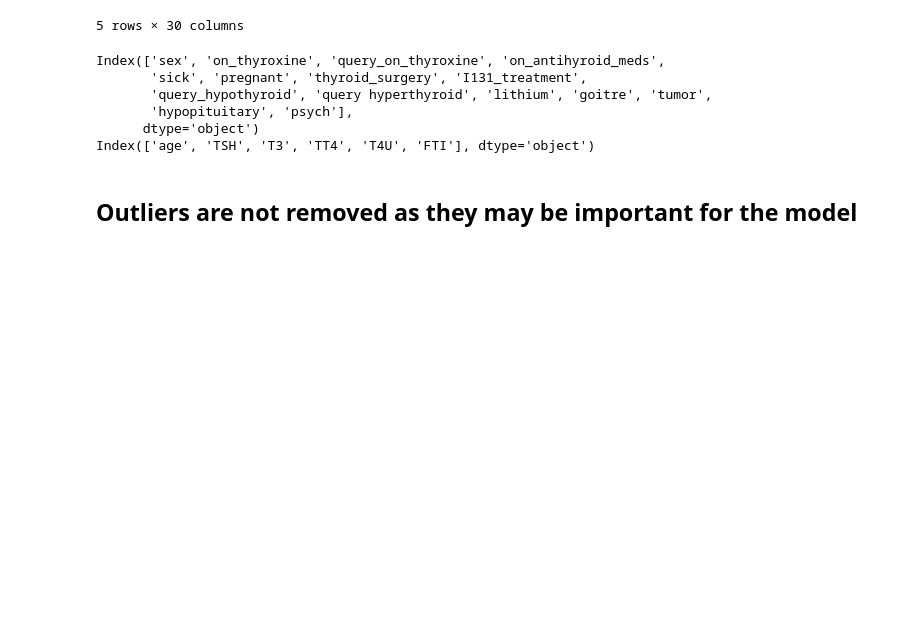
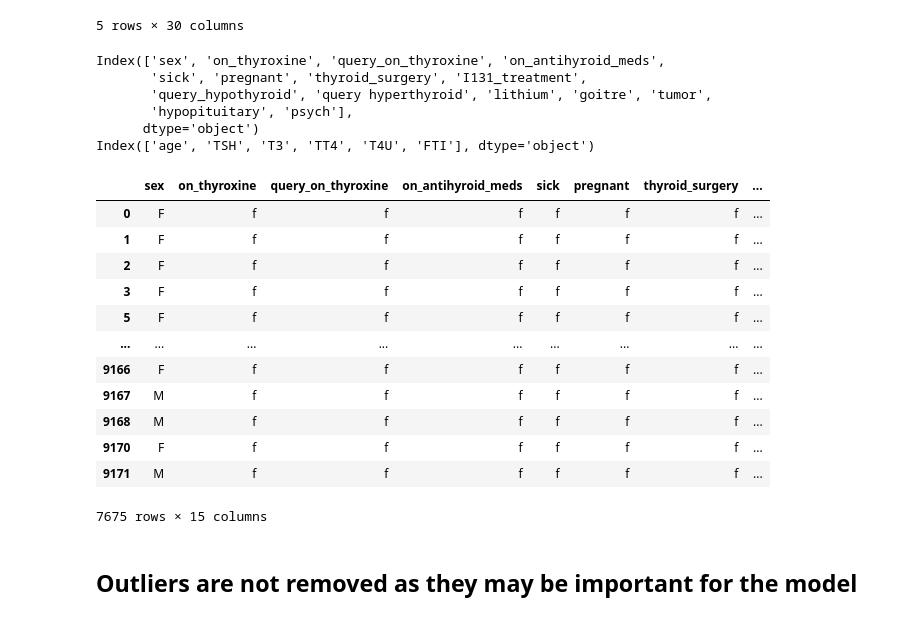
Before and after one commit to tejas05in/Thyroid-Disease-Prediction, a Jupyter notebook: research/model_building.ipynb, the cells around one changed output. Drawn from its saved outputs; the diff is of its cells as text; code cells hidden in the pictures; blank space fills up the shorter version.

```diff
--- a/research/model_building.ipynb
+++ b/research/model_building.ipynb
@@ -73,6 +73,22 @@ Index(['sex', 'on_thyroxine', 'query_on_thyroxine', 'on_antihyroid_meds',
        'hypopituitary', 'psych'],
       dtype='object')
 Index(['age', 'TSH', 'T3', 'TT4', 'T4U', 'FTI'], dtype='object')
+# %%
+df[cat_cols]
+# %% [output]
+|  | sex | on_thyroxine | query_on_thyroxine | on_antihyroid_meds | sick | pregnant | thyroid_surgery | ... |
+| 0 | F | f | f | f | f | f | f | ... |
+| 1 | F | f | f | f | f | f | f | ... |
+| 2 | F | f | f | f | f | f | f | ... |
+| 3 | F | f | f | f | f | f | f | ... |
+| 5 | F | f | f | f | f | f | f | ... |
+| ... | ... | ... | ... | ... | ... | ... | ... | ... |
+| 9166 | F | f | f | f | f | f | f | ... |
+| 9167 | M | f | f | f | f | f | f | ... |
+| 9168 | M | f | f | f | f | f | f | ... |
+| 9170 | F | f | f | f | f | f | f | ... |
+| 9171 | M | f | f | f | f | f | f | ... |
+7675 rows × 15 columns
 # %% [markdown]
 ## **Outliers are not removed as they may be important for the model**
 # %%
```
Also changed, not shown: 7 other files.
